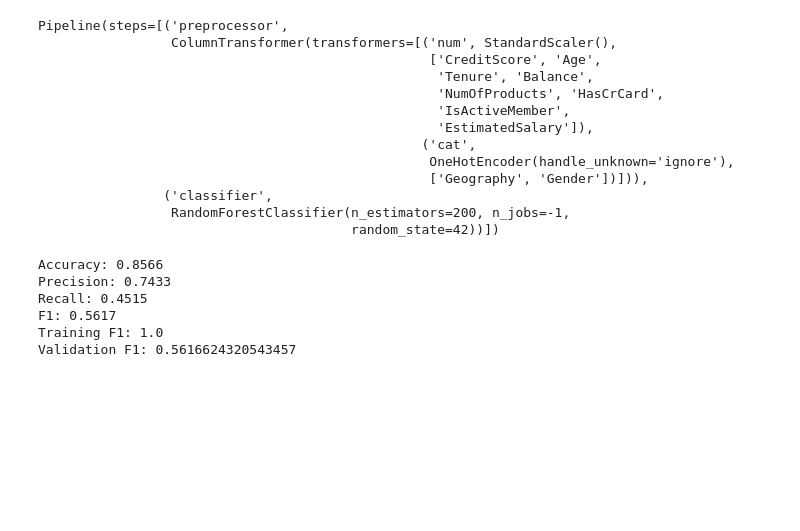
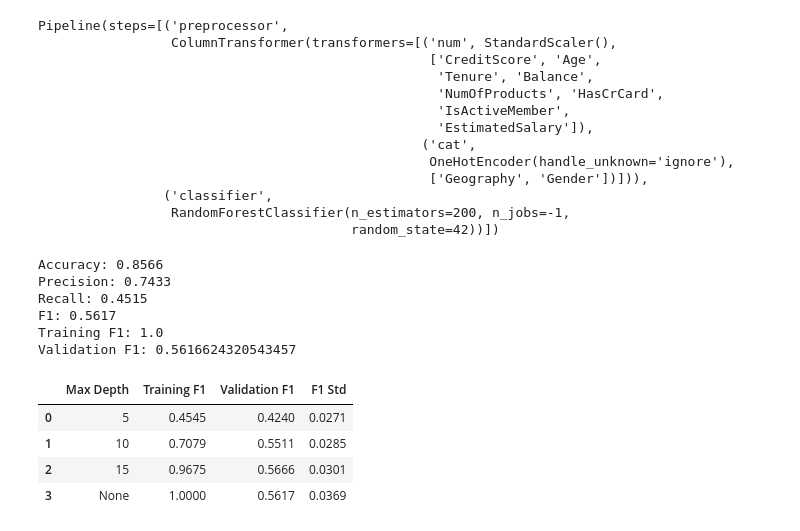
Before and after one commit to dhrutigandhi05/Bank-Customer-Churn-Prediction, a Jupyter notebook: notebooks/ensemble_models.ipynb, the cells around one changed output. Drawn from its saved outputs; the diff is of its cells as text; code cells hidden in the pictures; blank space fills up the shorter version.

Commit message:
optimize random forest depth

```diff
--- a/notebooks/ensemble_models.ipynb
+++ b/notebooks/ensemble_models.ipynb
@@ -84,3 +84,41 @@ Recall: 0.4515
 F1: 0.5617
 Training F1: 1.0
 Validation F1: 0.5616624320543457
+# %%
+depths = [5, 10, 15, None]
+results = []
+
+for depth in depths:
+    model = Pipeline([
+        ("preprocessor", create_preprocessor(X_train)),
+        ("classifier", RandomForestClassifier(
+            n_estimators=200,
+            max_depth=depth,
+            random_state=42,
+            n_jobs=-1
+        ))
+    ])
+
+    scores = cross_validate(
+        model,
+        X_train,
+        y_train,
+        cv=crossValidation,
+        scoring="f1",
+        return_train_score=True
+    )
+
+    results.append({
+        "Max Depth": str(depth),
+        "Training F1": scores["train_score"].mean(),
+        "Validation F1": scores["test_score"].mean(),
+        "F1 Std": scores["test_score"].std()
+    })
+
+pd.DataFrame(results).round(4)
+# %% [output]
+|  | Max Depth | Training F1 | Validation F1 | F1 Std |
+| 0 | 5 | 0.4545 | 0.4240 | 0.0271 |
+| 1 | 10 | 0.7079 | 0.5511 | 0.0285 |
+| 2 | 15 | 0.9675 | 0.5666 | 0.0301 |
+| 3 | None | 1.0000 | 0.5617 | 0.0369 |
```
